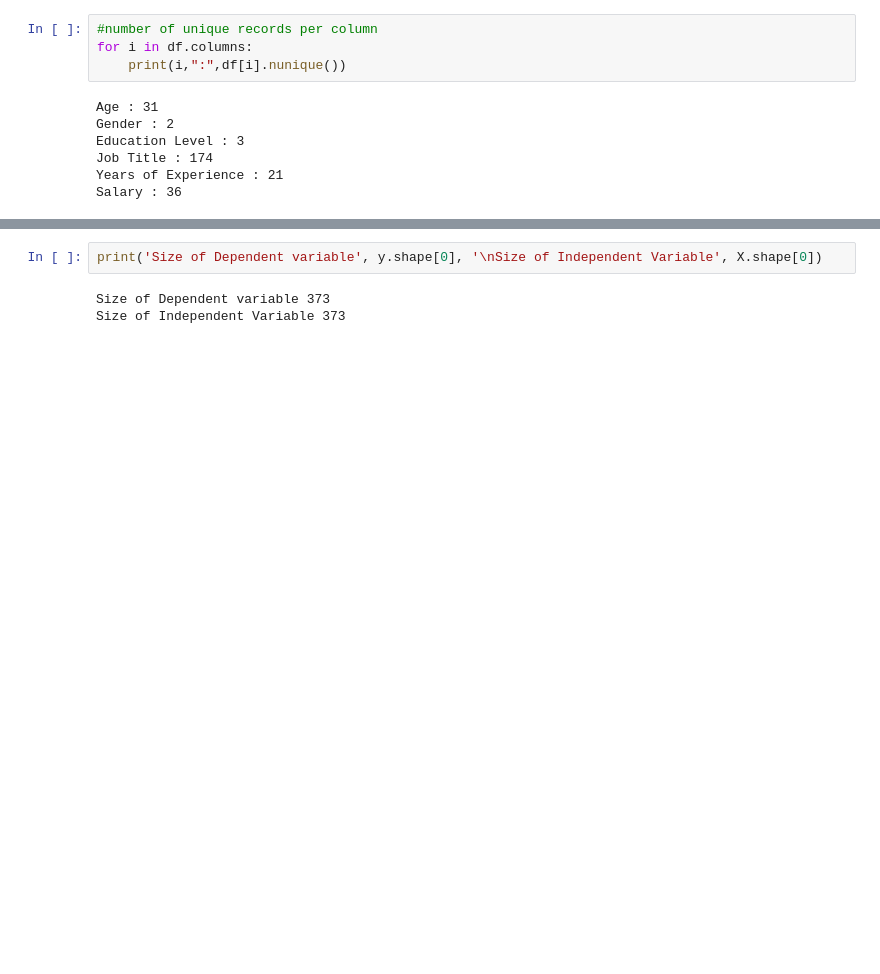
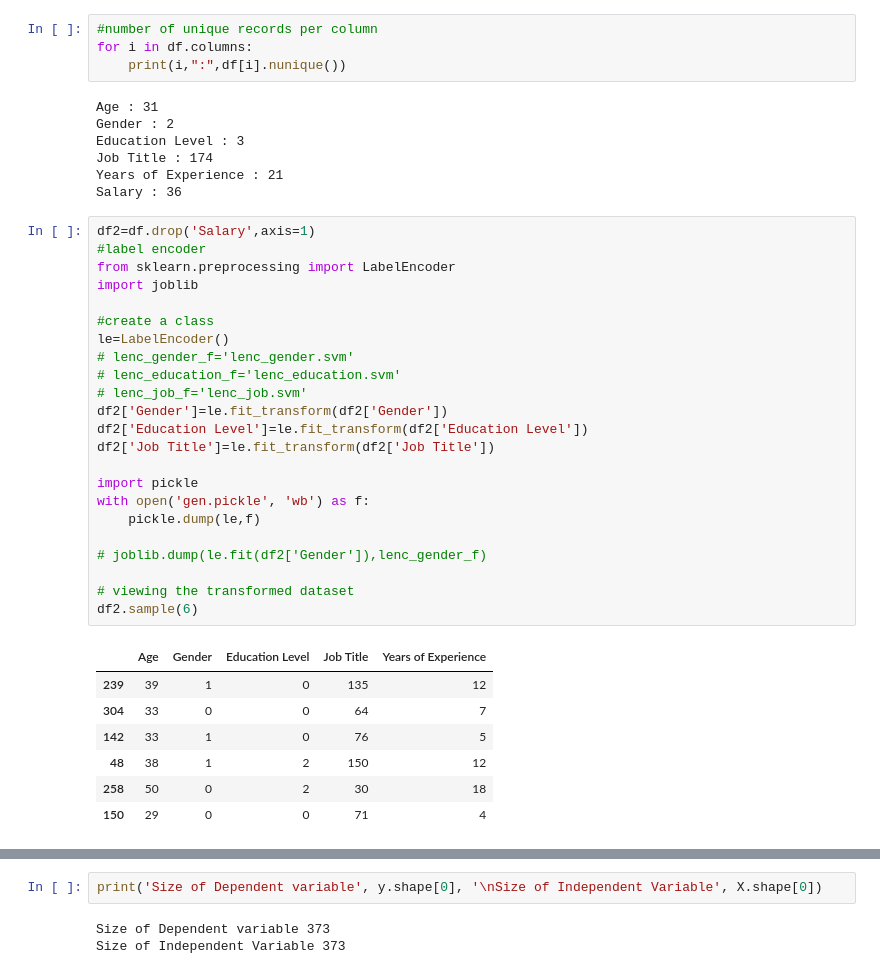
Before and after one commit to Obed-Makori/Salary-Prediction, a Jupyter notebook: salary.ipynb, the cells around one changed output, grey strips where cells are left out. Saved outputs shown, nothing was run; the diff lists cells and outputs as text; blank space fills up the shorter version.

```diff
--- a/salary.ipynb
+++ b/salary.ipynb
@@ -256,5 +261,36 @@ Education Level : 3
 Job Title : 174
 Years of Experience : 21
 Salary : 36
+# %%
+df2=df.drop('Salary',axis=1)
+#label encoder
+from sklearn.preprocessing import LabelEncoder
+import joblib
+
+#create a class
+le=LabelEncoder()
+# lenc_gender_f='lenc_gender.svm'
+# lenc_education_f='lenc_education.svm'
+# lenc_job_f='lenc_job.svm'
+df2['Gender']=le.fit_transform(df2['Gender'])
+df2['Education Level']=le.fit_transform(df2['Education Level'])
+df2['Job Title']=le.fit_transform(df2['Job Title'])
+
+import pickle
+with open('gen.pickle', 'wb') as f:
+    pickle.dump(le,f)
+
+# joblib.dump(le.fit(df2['Gender']),lenc_gender_f)
+
+# viewing the transformed dataset
+df2.sample(6)
+# %% [output]
+|  | Age | Gender | Education Level | Job Title | Years of Experience |
+| 239 | 39 | 1 | 0 | 135 | 12 |
+| 304 | 33 | 0 | 0 | 64 | 7 |
+| 142 | 33 | 1 | 0 | 76 | 5 |
+| 48 | 38 | 1 | 2 | 150 | 12 |
+| 258 | 50 | 0 | 2 | 30 | 18 |
+| 150 | 29 | 0 | 0 | 71 | 4 |
 # %%
 # depende and independent variables
```
Also changed, not shown: parts of 23 cells of this notebook, 9 other files.
